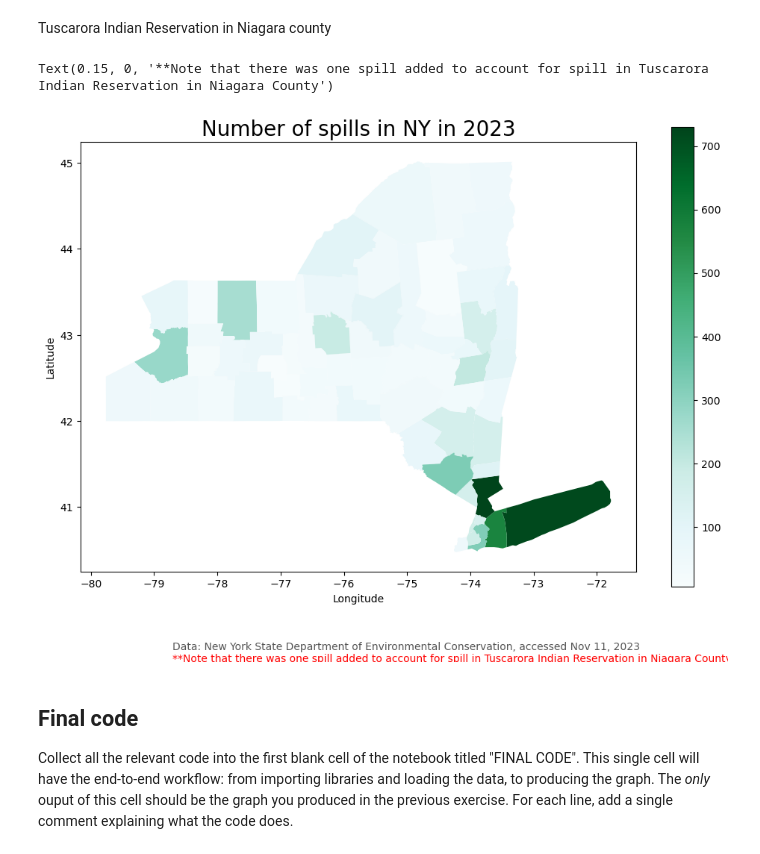
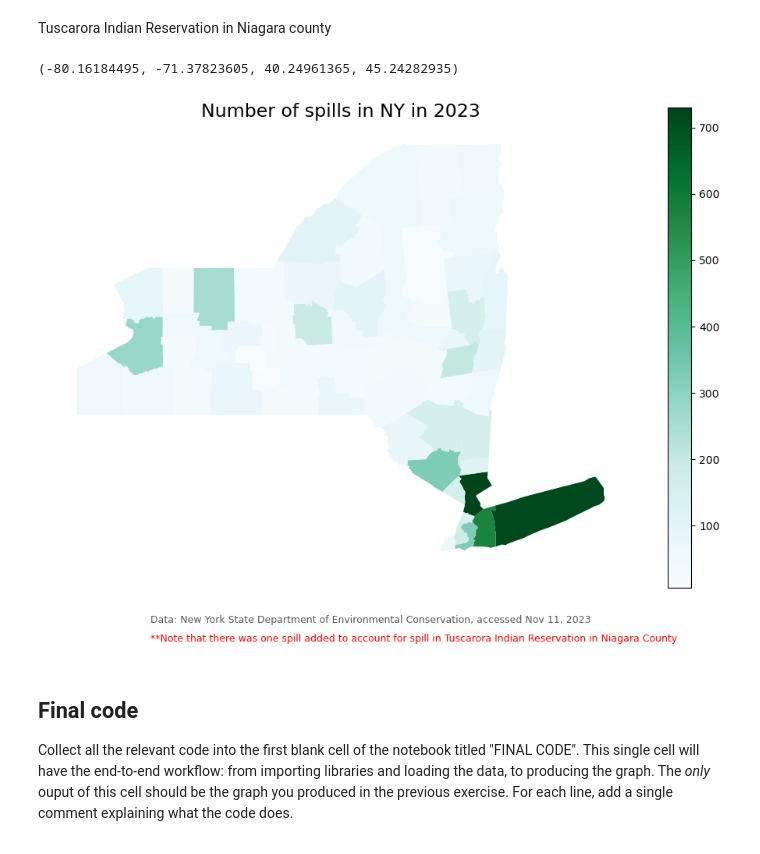
Before and after one commit to lchenhub/eds220-hwk-3-v2, a Jupyter notebook: hwk3-task1-spills.ipynb, the cells around one changed output. Cells and saved outputs as stored; diff of their text form; code cells hidden in the pictures.

```diff
--- a/hwk3-task1-spills.ipynb
+++ b/hwk3-task1-spills.ipynb
@@ -591,39 +591,37 @@ Tuscarora Indian Reservation in Niagara county
 # %%
 # your code here
 fig, ax = plt.subplots(figsize = (12,8))
 
 ny_counties.plot(ax=ax,
                  column = 'n_spills',
                  cmap = 'BuGn',
                  #edgecolor = "0.7",
                  legend=True
                 )
 
-ax.set_title('Number of spills in NY in 2023', fontsize = 20)
+ax.set_title('Number of spills in NY in 2023', fontsize = 17)
 ax.set_xlabel('Longitude')
 ax.set_ylabel('Latitude')
 
 # annotate the data source
 ax.annotate("Data: New York State Department of Environmental Conservation, accessed Nov 11, 2023",
-            xy=(0.15,0.02), # position
+            xy=(0.12,0.05), # position
             xycoords='figure fraction',
-            fontsize=10,
+            fontsize=9,
             color='#555555')
 
 # annotate the one spill in Tuscarora Indian Reservation within Niagara county
 ax.annotate("**Note that there was one spill added to account for spill in Tuscarora Indian Reservation in Niagara County",
-            xy=(0.15,0), # position
+            xy=(0.12,0.02), # position
             xycoords='figure fraction',
-            fontsize=10,
+            fontsize=9,
             color='red')
 
-#ny_counties.n_spills
-
 # remove axis around map
-#ax.axis('off')
+ax.axis('off')
 # %% [output]
-Text(0.15, 0, '**Note that there was one spill added to account for spill in Tuscarora Indian Reservation in Niagara County')
+(-80.16184495, -71.37823605, 40.24961365, 45.24282935)
-[figure, old version]
+[figure, new version]
 # %% [markdown]
 ## Final code
 
```
